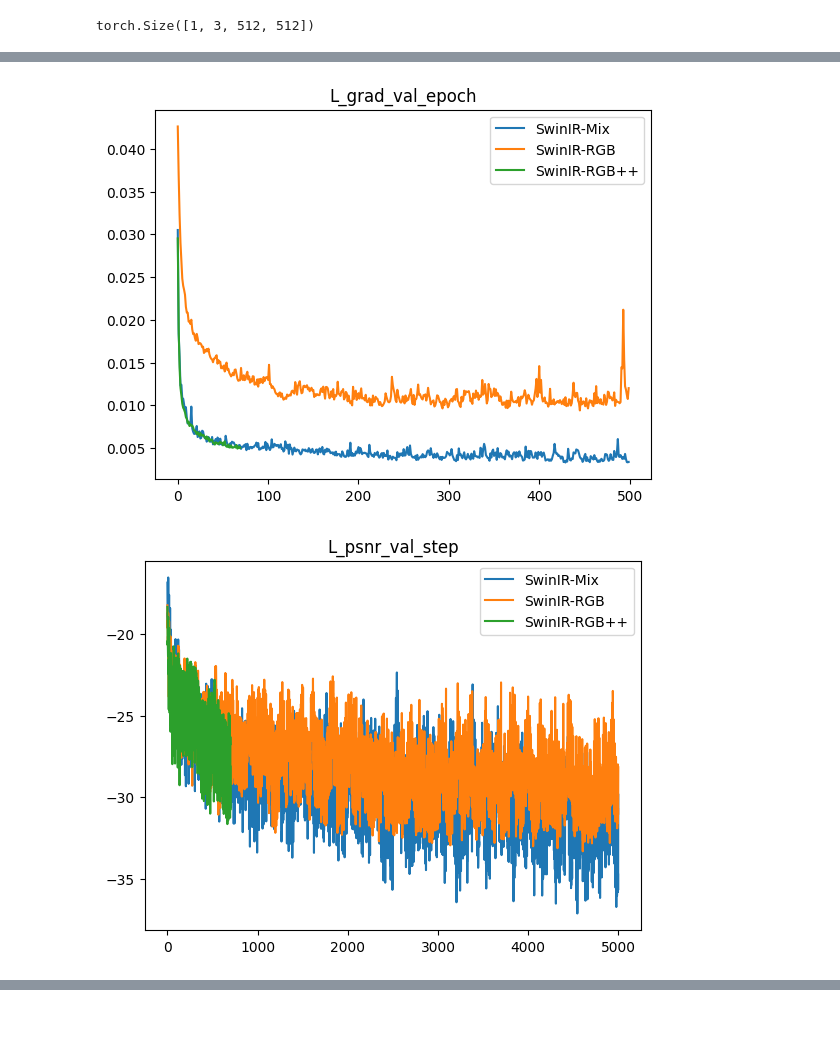
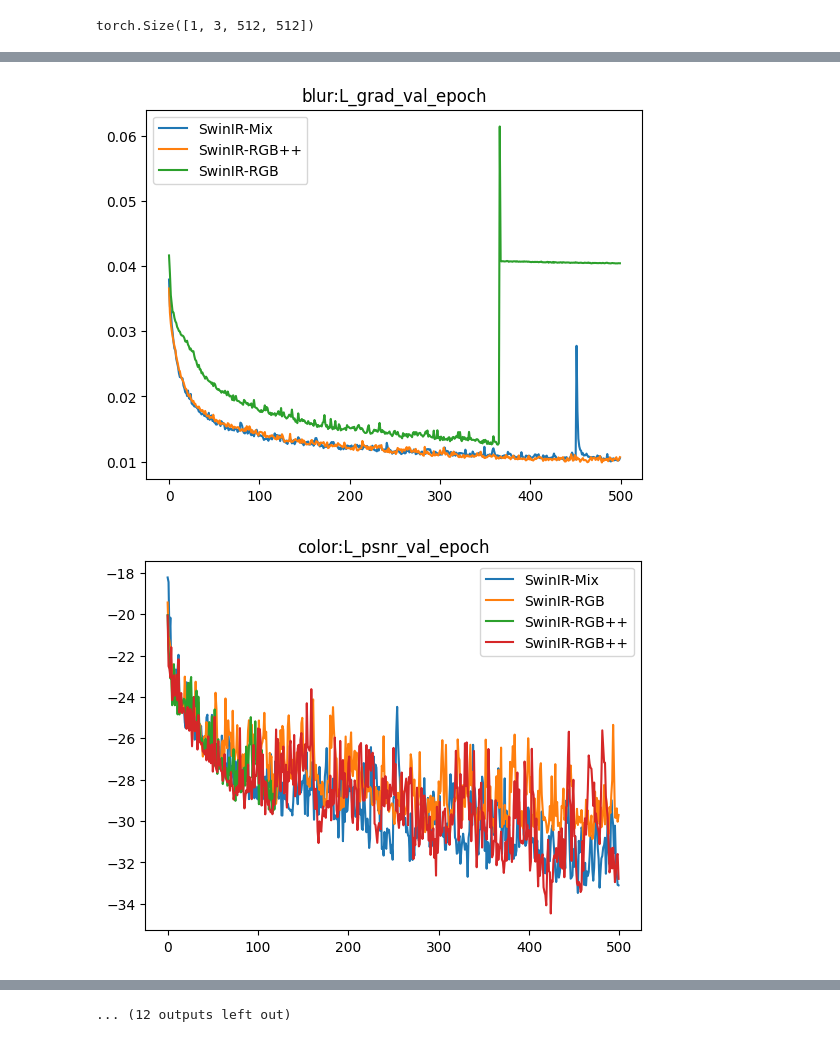
Before and after one commit to SimonMatern/SwinIR-Grad, a Jupyter notebook: notebook.ipynb, the cells around one changed output, grey strips where cells are left out. Cells and saved outputs as stored; diff of their text form; code cells hidden in the pictures.

```diff
--- a/notebook.ipynb
+++ b/notebook.ipynb
@@ -63,27 +63,37 @@ versions = [version[:-11] for version in versions]
 
 dfs = [ pd.read_csv(version +"/metrics.csv") for version in versions]
 configs = [yaml.safe_load(Path(version +"/config.yaml").read_text()) for version in versions]
-print()
+
+experiments = {}
+for df, conf in zip(dfs,configs):
+    augm = conf["data"]["augm"]
+    if isinstance(augm, dict):
+        augm = augm["class_path"]
+    experiments.setdefault(augm, []).append((df,conf))
+
+
 metrics = ["L_psnr_val_epoch","L_ssim_val_epoch","L_rgb_val_epoch","L_grad_val_epoch"]
-for metric in metrics:
-    for df, config in zip(dfs,configs):
-        val = df[["epoch",metric]].dropna()
-        plt.plot(val["epoch"],val[metric],label = config["trainer"]["name"])
-    #plt.ylim(-30,-24)
-    plt.title(metric)
-    plt.legend()
-    plt.show()
+for aug in experiments:
+    for metric in metrics:
+        for df, config in experiments[aug]:
+            val = df[["epoch",metric]].dropna()
+            plt.plot(val["epoch"],val[metric],label = config["trainer"]["name"])
+        #plt.ylim(-30,-24)
+        plt.title(aug+":"+metric)
+        plt.legend()
+        plt.show()
+
 
 dfs = [ pd.read_csv(version +"/metrics.csv") for version in versions]
 configs = [yaml.safe_load(Path(version +"/config.yaml").read_text()) for version in versions]
-print()
 metrics = ["L_psnr_val_step","L_ssim_val_step","L_rgb_val_step","L_grad_val_step"]
-for metric in metrics:
-    for df, config in zip(dfs,configs):
-        val = df[["step",metric]].dropna()
-        plt.plot(val["step"],val[metric],label = config["trainer"]["name"])
-    #plt.ylim(-30,-24)
-    plt.title(metric)
-    plt.legend()
-    plt.show()
+for aug in experiments:
+    for metric in metrics:
+        for df, config in experiments[aug]:
+            val = df[["step",metric]].dropna()
+            plt.plot(val["step"],val[metric],label = config["trainer"]["name"])
+        #plt.ylim(-30,-24)
+        plt.title(aug+":"+metric)
+        plt.legend()
+        plt.show()
 # %% [output]
@@ -93,2 +103,2 @@ for metric in metrics:
-[figure, old version]
+[figure, new version]
-[figure, old version]
+[figure, new version]
@@ -98,3 +112,4 @@ for metric in metrics:
+... (12 outputs left out)
 # %%
 from models.network_swinir import SwinIR
 import torch
```
Also changed, not shown: parts of 3 cells of this notebook, 7 other files.
